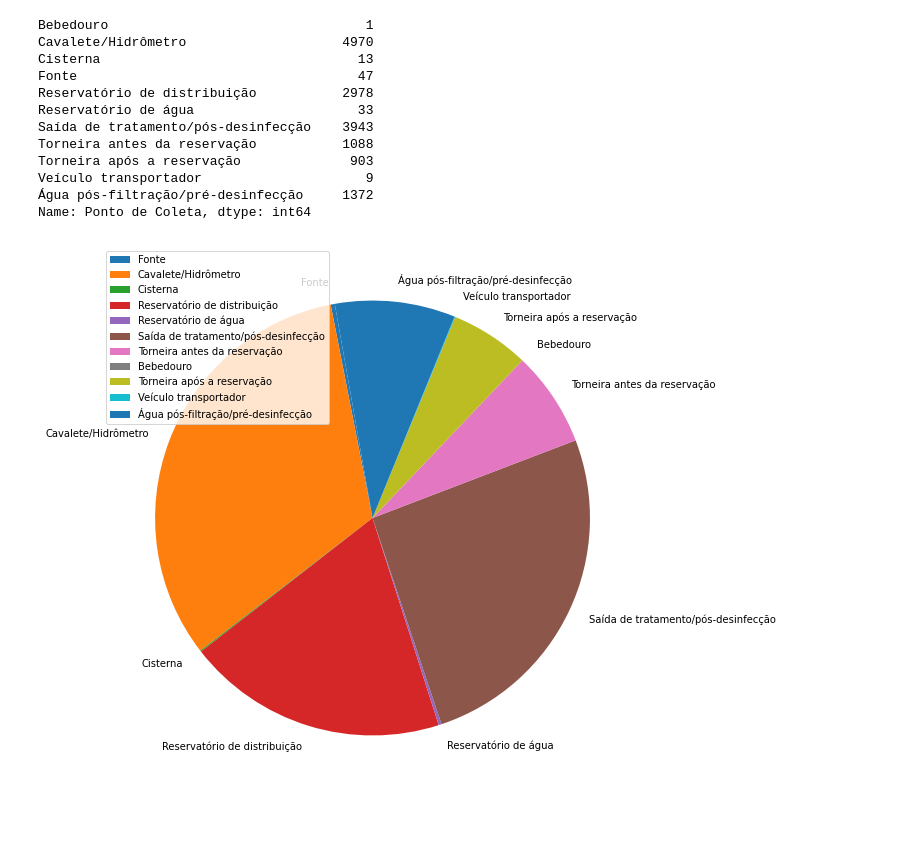
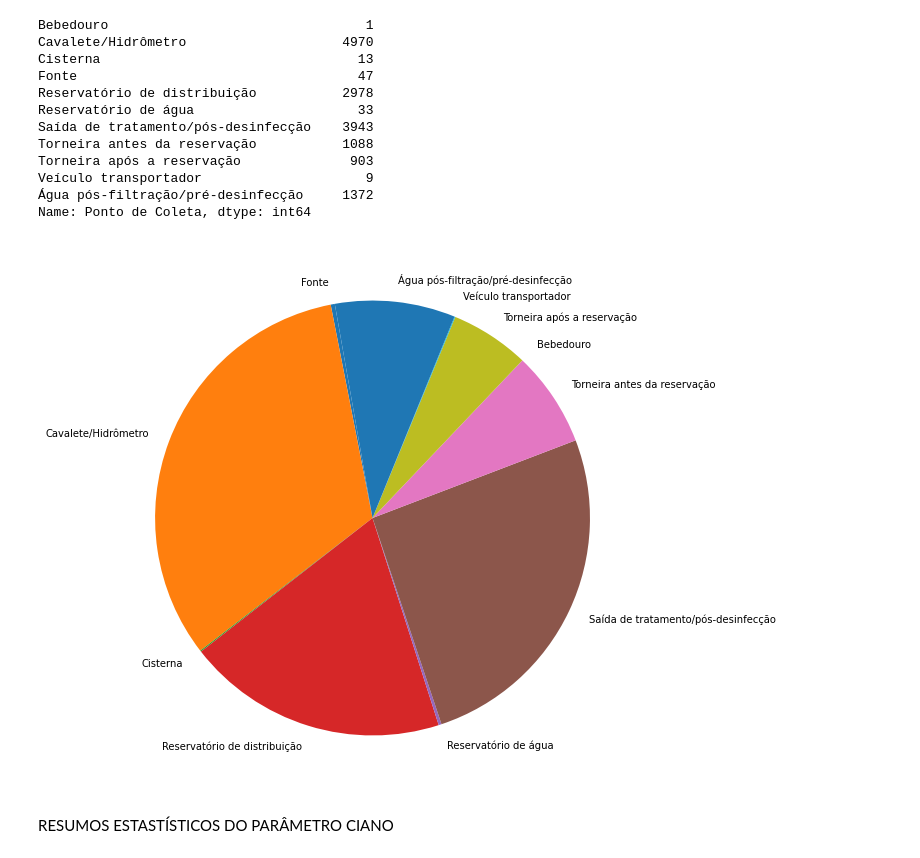
Before and after one commit to AwanneZanca/Analytics, a Jupyter notebook: Cianobactérias&Cianotoxinas.ipynb, the cells around one changed output. Cells and saved outputs as stored; diff of their text form; code cells hidden in the pictures; blank space fills up the shorter version.

```diff
--- a/Cianobactérias&Cianotoxinas.ipynb
+++ b/Cianobactérias&Cianotoxinas.ipynb
@@ -127,15 +158,16 @@ Name: Ponto de Coleta, dtype: int64
 # %%
 grupo = ['Fonte','Cavalete/Hidrômetro', 'Cisterna', 'Reservatório de distribuição',
 'Reservatório de água',
 'Saída de tratamento/pós-desinfecção' ,
 'Torneira antes da reservação' , 'Bebedouro'  ,
 'Torneira após a reservação',
 'Veículo transportador'   ,
 'Água pós-filtração/pré-desinfecção']
 y = ([47, 4970, 13, 2978, 33, 3943, 1088,1, 903, 9, 1372])
 grp.pie(y, labels = grupo, startangle = 100)
 grp.gcf().set_size_inches( 10,10)
-grp.legend()
 grp.show()
 # %% [output]
-[figure, old version]
+[figure, new version]
+# %% [markdown]
+RESUMOS ESTASTÍSTICOS DO PARÂMETRO CIANO
```
Also changed, not shown: parts of 8 cells of this notebook.
